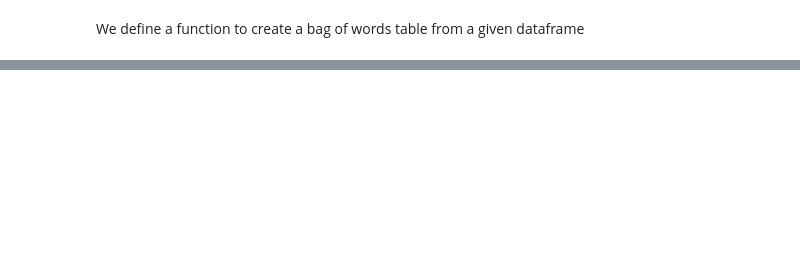
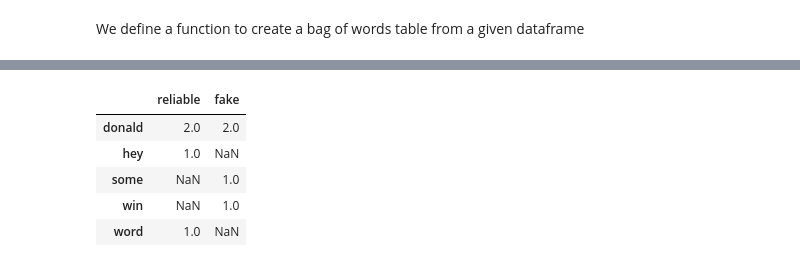
Before and after one commit to mikkel-kjaerulf/fake_news_detector, a Jupyter notebook: simple_model.ipynb, the cells around one changed output, grey strips where cells are left out. Cells and saved outputs as stored; diff of their text form; code cells hidden in the pictures; blank space fills up the shorter version.

```diff
--- a/simple_model.ipynb
+++ b/simple_model.ipynb
@@ -20,0 +149,9 @@ def create_bag_of_words(dataframe):
+# %%
+pd.DataFrame({'reliable': pd.Series(count), 'fake': pd.Series(count2)})
+# %% [output]
+|  | reliable | fake |
+| donald | 2.0 | 2.0 |
+| hey | 1.0 | NaN |
+| some | NaN | 1.0 |
+| win | NaN | 1.0 |
+| word | 1.0 | NaN |
```
Also changed, not shown: parts of 32 cells of this notebook.
